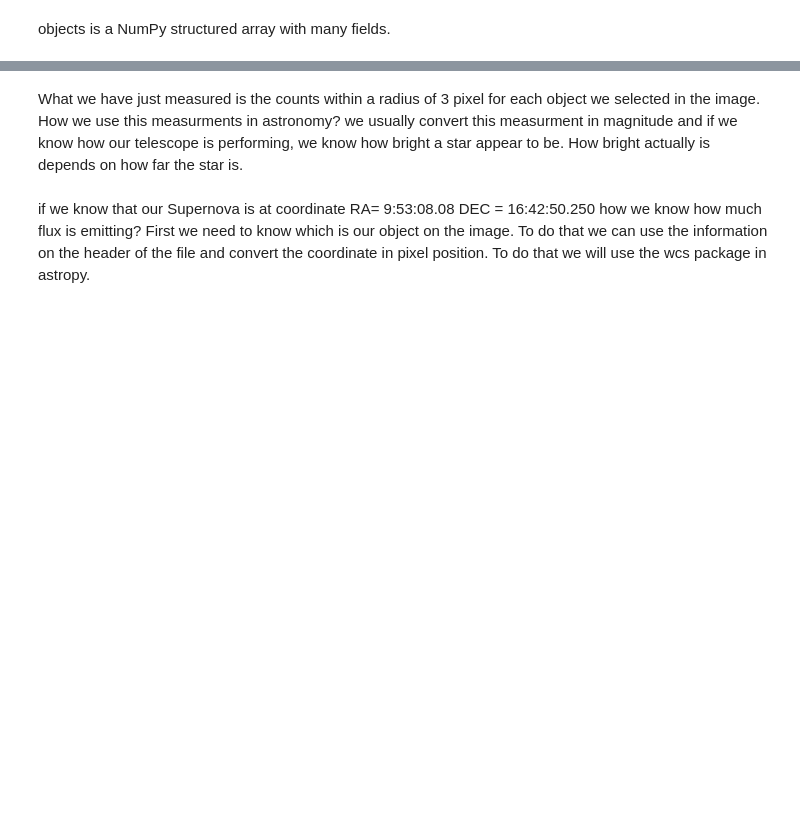
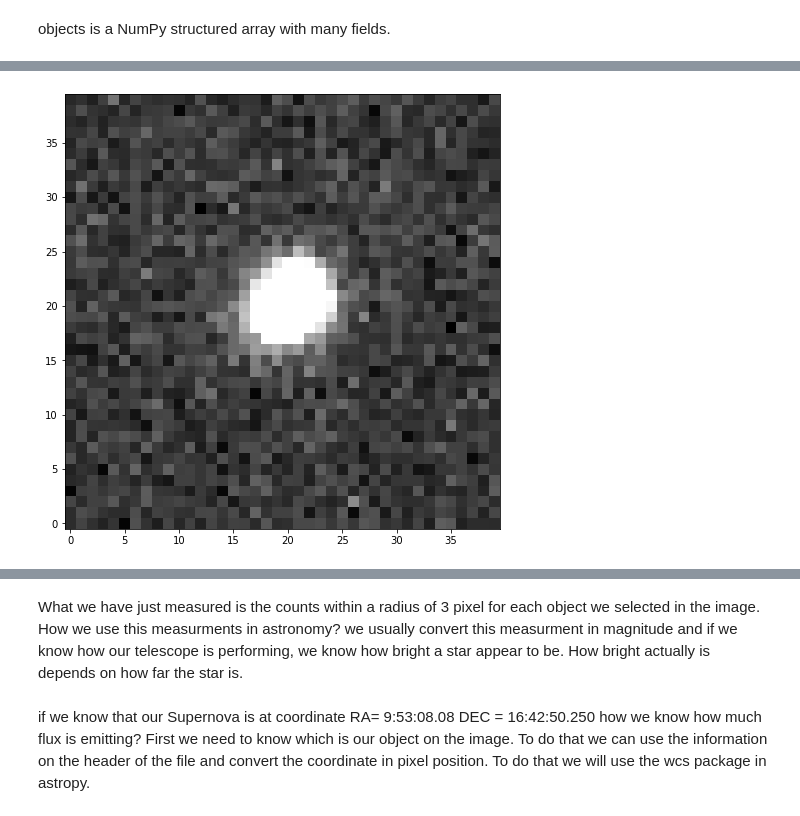
Before and after one commit to svalenti/DLT40PimaSchool.github.io, a Jupyter notebook: notebook/lecture4/lecture4_PIMA.ipynb, the cells around one changed output, grey strips where cells are left out. Drawn from its saved outputs; the diff is of its cells as text; code cells hidden in the pictures; blank space fills up the shorter version.

```diff
--- a/notebook/lecture4/lecture4_PIMA.ipynb
+++ b/notebook/lecture4/lecture4_PIMA.ipynb
@@ -124,0 +69,7 @@ Finally, we’ll perform simple circular aperture photometry with a 3 pixel radi
+# %%
+x1 = X[int(objects['y'][10])-20:int(objects['y'][10])+20,int(objects['x'][10])-20:int(objects['x'][10])+20]
+
+fig, ax = plt.subplots(ncols=1, figsize=(8, 8))
+imgshow = ax.imshow(x1, origin='lower', cmap='gray', vmin=200, vmax=400)
+# %% [output]
+[figure, added]
```
Also changed, not shown: parts of 25 cells of this notebook, 4 other files.
